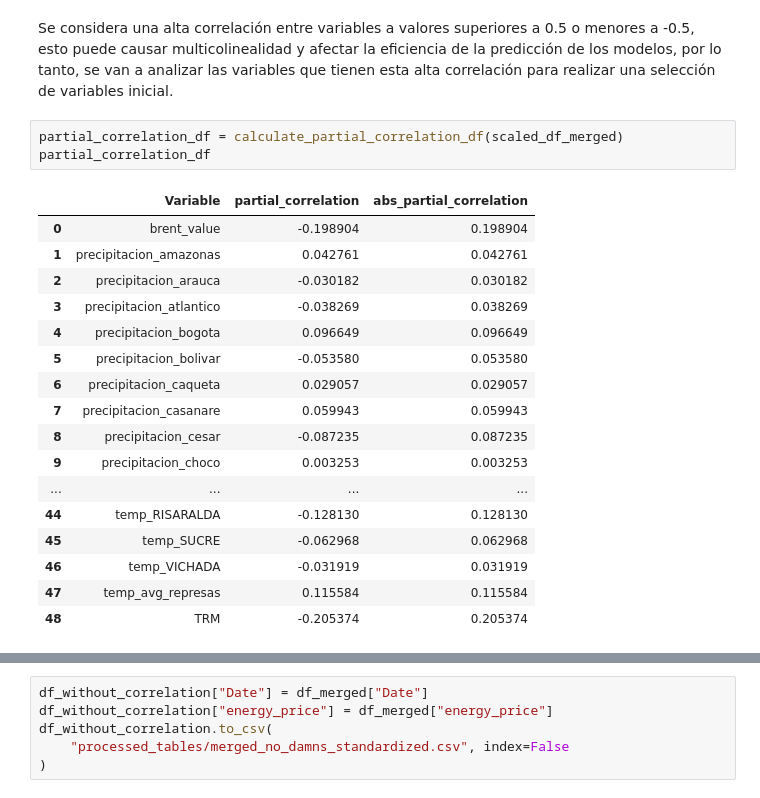
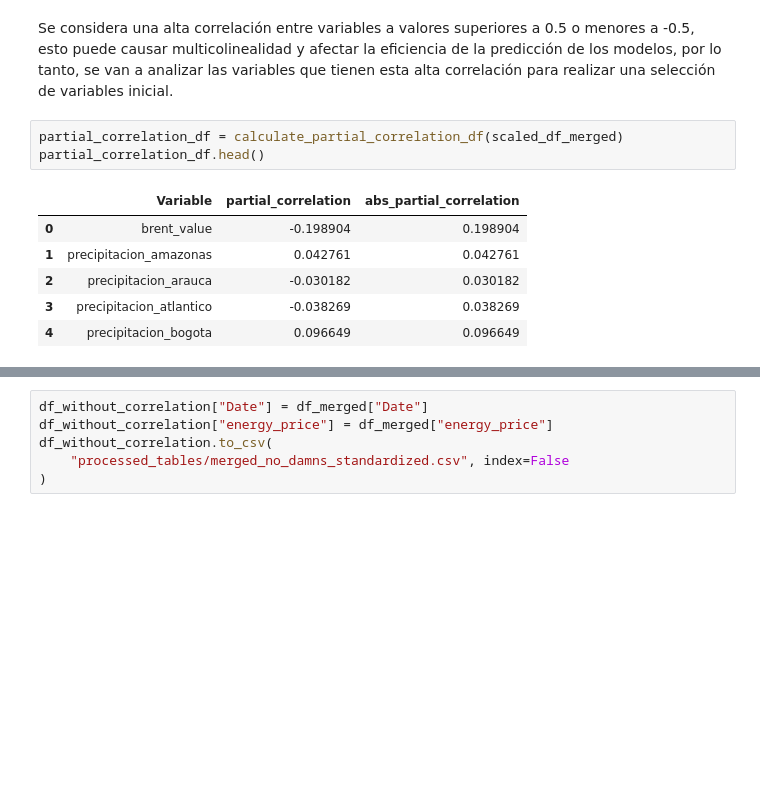
Before and after one commit to maestria-ds-eafit/Proyecto-Integrador-Semestre1, a Jupyter notebook: src/Correlation_Analysis_With_All_Variables.ipynb, the cells around one changed output, grey strips where cells are left out. Cells and saved outputs as stored; diff of their text form; blank space fills up the shorter version.

Commit message:
Adds head

```diff
--- a/src/Correlation_Analysis_With_All_Variables.ipynb
+++ b/src/Correlation_Analysis_With_All_Variables.ipynb
@@ -52,25 +52,14 @@ Correlation Matrix Original: (49, 49)
 Se considera una alta correlación entre variables a valores superiores a 0.5 o menores a -0.5, esto puede causar multicolinealidad y afectar la eficiencia de la predicción de los modelos, por lo tanto, se van a analizar las variables que tienen esta alta correlación para realizar una selección de variables inicial.
 # %%
 partial_correlation_df = calculate_partial_correlation_df(scaled_df_merged)
-partial_correlation_df
+partial_correlation_df.head()
 # %% [output]
 |  | Variable | partial_correlation | abs_partial_correlation |
 | 0 | brent_value | -0.198904 | 0.198904 |
 | 1 | precipitacion_amazonas | 0.042761 | 0.042761 |
 | 2 | precipitacion_arauca | -0.030182 | 0.030182 |
 | 3 | precipitacion_atlantico | -0.038269 | 0.038269 |
 | 4 | precipitacion_bogota | 0.096649 | 0.096649 |
-| 5 | precipitacion_bolivar | -0.053580 | 0.053580 |
-| 6 | precipitacion_caqueta | 0.029057 | 0.029057 |
-| 7 | precipitacion_casanare | 0.059943 | 0.059943 |
-| 8 | precipitacion_cesar | -0.087235 | 0.087235 |
-| 9 | precipitacion_choco | 0.003253 | 0.003253 |
-| ... | ... | ... | ... |
-| 44 | temp_RISARALDA | -0.128130 | 0.128130 |
-| 45 | temp_SUCRE | -0.062968 | 0.062968 |
-| 46 | temp_VICHADA | -0.031919 | 0.031919 |
-| 47 | temp_avg_represas | 0.115584 | 0.115584 |
-| 48 | TRM | -0.205374 | 0.205374 |
 # %%
 columns_to_keep, _ = apply_partial_correlation_criteria(
     {
```
Also changed, not shown: parts of 2 cells of this notebook, 1 other file.
